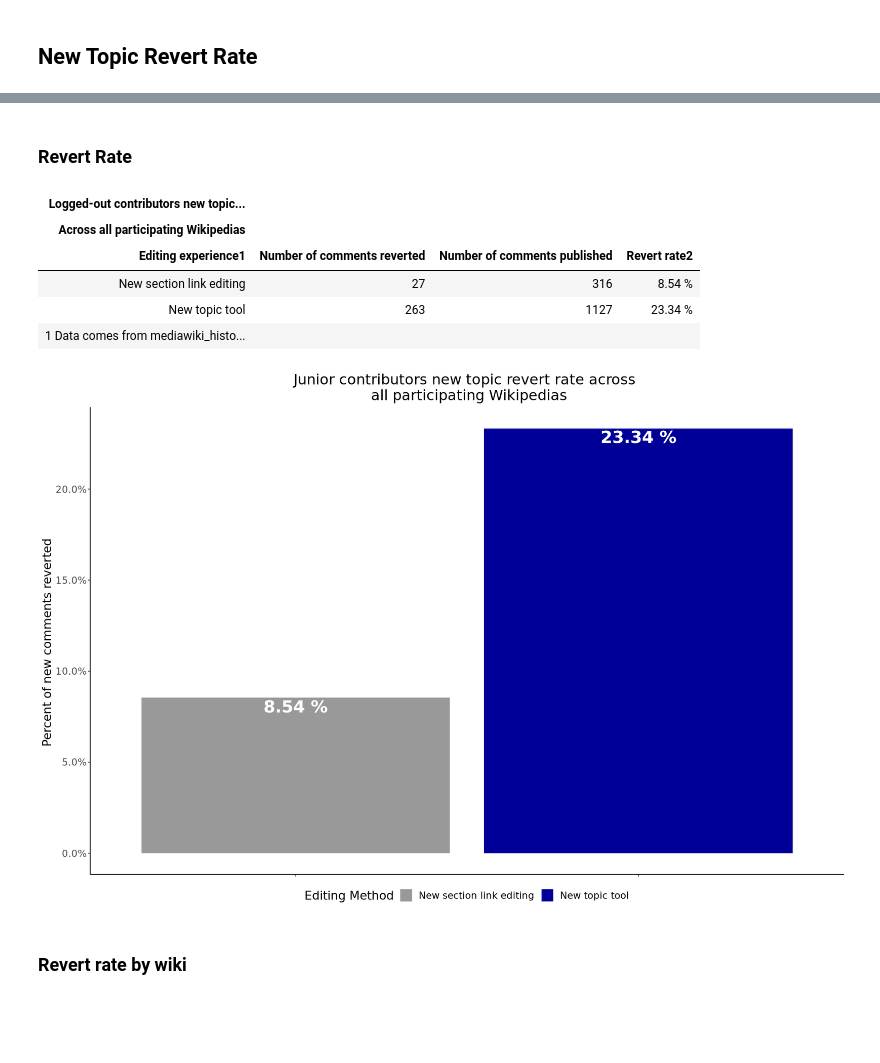
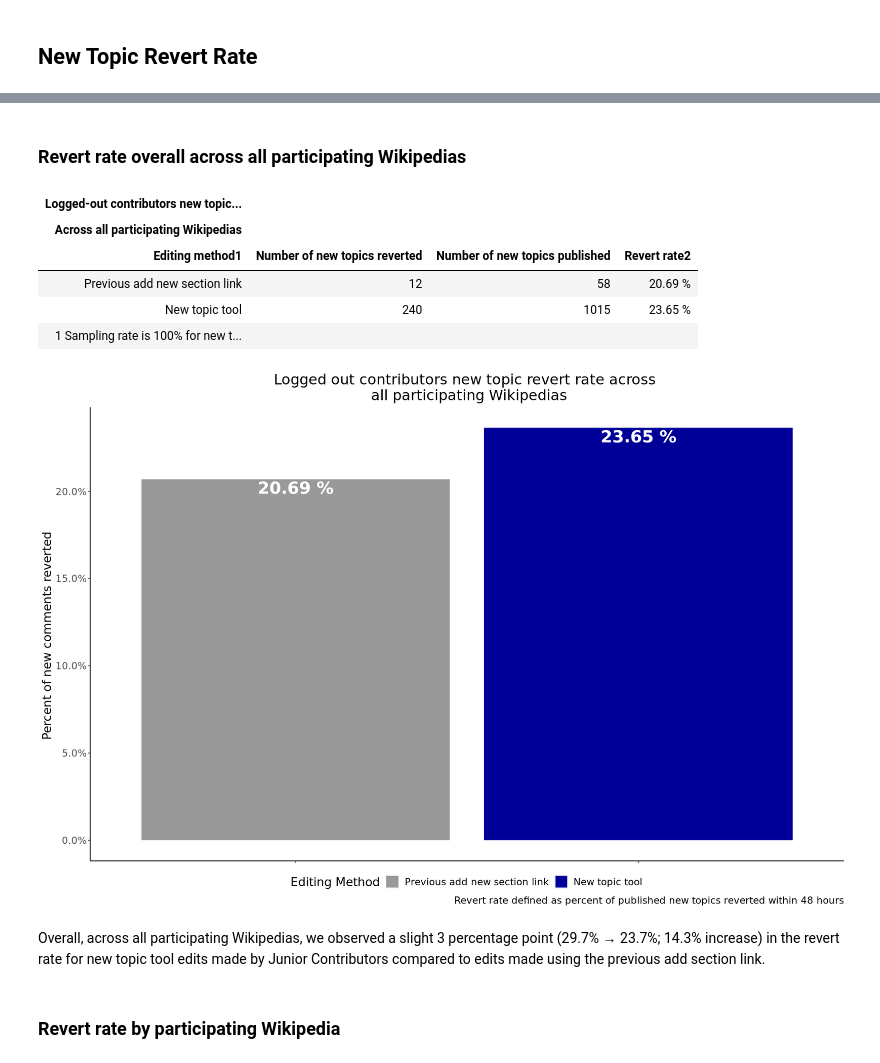
Before and after one commit to wikimedia-research/New-discussion-tool-analysis-2020, a Jupyter notebook: ab_test_logged_out.ipynb, the cells around one changed output, grey strips where cells are left out. Drawn from its saved outputs; the diff is of its cells as text; code cells hidden in the pictures; blank space fills up the shorter version.

```diff
--- a/ab_test_logged_out.ipynb
+++ b/ab_test_logged_out.ipynb
@@ -707,14 +692,14 @@ Don't forget to authenticate with Kerberos using kinit
 # %%
 #clarfiy levels and lables for factor variables
-new_topic_reverts$section_edit_type <-
+new_topic_reverts_anon$section_edit_type <-
   factor(
-    new_topic_reverts$section_edit_type,
+    new_topic_reverts_anon$section_edit_type,
     levels = c("non-new-topic-tool", "new-topic-tool"),
-    labels = c("New section link editing", "New topic tool")
+    labels = c("Previous add new section link", "New topic tool")
   )
 
 #clarfiy wiki names
-new_topic_reverts <- new_topic_reverts %>%
+new_topic_reverts_anon <- new_topic_reverts_anon %>%
  mutate(
     wiki = case_when(
       #clarfiy participating project names
@@ -755,8 +728,8 @@ A data.frame: 6 × 4
 # %% [markdown]
-### Revert Rate
+### Revert rate overall across all participating Wikipedias
 # %%
 # aggregrate based on editing experience type
-new_topic_reverts_all <- new_topic_reverts %>%
+new_topic_reverts_all <- new_topic_reverts_anon %>%
     group_by(section_edit_type) %>%
     summarise(total_reverts = sum(num_reverts),
               total_comments = sum(num_comments),
@@ -769,9 +742,9 @@ new_topic_reverts_anon_all_table <- new_topic_reverts_all %>%
     subtitle = "Across all participating Wikipedias"
   )  %>%
   cols_label(
-    section_edit_type = "Editing experience",
-    total_reverts = "Number of comments reverted",
-    total_comments = "Number of comments published",
+    section_edit_type = "Editing method",
+    total_reverts = "Number of new topics reverted",
+    total_comments = "Number of new topics published",
     revert_rate = "Revert rate"
   ) %>%
 
@@ -782,7 +755,7 @@ new_topic_reverts_anon_all_table <- new_topic_reverts_all %>%
     )
   )  %>%
   tab_footnote(
-    footnote = "Data comes from mediawiki_history",
+    footnote = "Sampling rate is 100% for new topic tool events and 6.25% for non-new topic tool events",
     locations = cells_column_labels(
       columns = 'section_edit_type'
     )
@@ -794,37 +767,40 @@ IRdisplay::display_html(file = "new_topic_reverts_anon_all_table.html")
 # %% [output]
 | Logged-out contributors new topic... |  |  |  |
 | Across all participating Wikipedias |  |  |  |
-| Editing experience1 | Number of comments reverted | Number of comments published | Revert rate2 |
-| New section link editing | 27 | 316 | 8.54 % |
-| New topic tool | 263 | 1127 | 23.34 % |
-| 1 Data comes from mediawiki_histo... |  |  |  |
+| Editing method1 | Number of new topics reverted | Number of new topics published | Revert rate2 |
+| Previous add new section link | 12 | 58 | 20.69 % |
+| New topic tool | 240 | 1015 | 23.65 % |
+| 1 Sampling rate is 100% for new t... |  |  |  |
 # %%
 # Plot revert rates
 
 p <- new_topic_reverts_all %>%
     ggplot(aes(x= section_edit_type, y = total_reverts/ total_comments, fill = section_edit_type)) +
     geom_col(position = 'dodge') +
     geom_text(aes(label = paste(revert_rate), fontface=2), vjust=1.2, size = 8, color = "white") +
     scale_y_continuous(labels = scales::percent) +
-    scale_x_discrete(labels = c("Page editing", "New topic tool")) +
+    scale_x_discrete(labels = c("Previous add new section link", "New topic tool")) +
     labs (y = "Percent of new comments reverted ",
-          title = "Junior contributors new topic revert rate across \n all participating Wikipedias")  +
-    scale_fill_manual(values= c("#999999", "#000099"), name = "Editing Method", labels = c("New section link editing", "New topic tool"))  +
+          title = "Logged out contributors new topic revert rate across \n all participating Wikipedias",
+         caption = "Revert rate defined as percent of published new topics reverted within 48 hours")  +
+    scale_fill_manual(values= c("#999999", "#000099"), name = "Editing Method", labels = c("Previous add new section link", "New topic tool"))  +
     theme(
         panel.grid.minor = element_blank(),
         panel.background = element_blank(),
         plot.title = element_text(hjust = 0.5),
         text = element_text(size=16),
         legend.position="bottom",
         axis.text.x = element_blank(),
         axis.title.x=element_blank(),
         axis.line = element_line(colour = "black"))
 
 p
 ggsave("Figures/new_topic_reverts_anon_all .png", p, width = 16, height = 8, units = "in", dpi = 300)
 # %% [output]
-[figure, old version]
+[figure, new version]
+# %% [markdown]
+Overall, across all participating Wikipedias, we observed a slight 3 percentage point (29.7% → 23.7%; 14.3% increase) in the revert rate for new topic tool edits made by Junior Contributors compared to edits made using the previous add section link.
 # %% [markdown]
-### Revert rate by wiki
+### Revert rate by participating Wikipedia
 # %%
 # aggregrate data by wiki and editing interface
```
Also changed, not shown: parts of 49 cells of this notebook, 10 other files.
